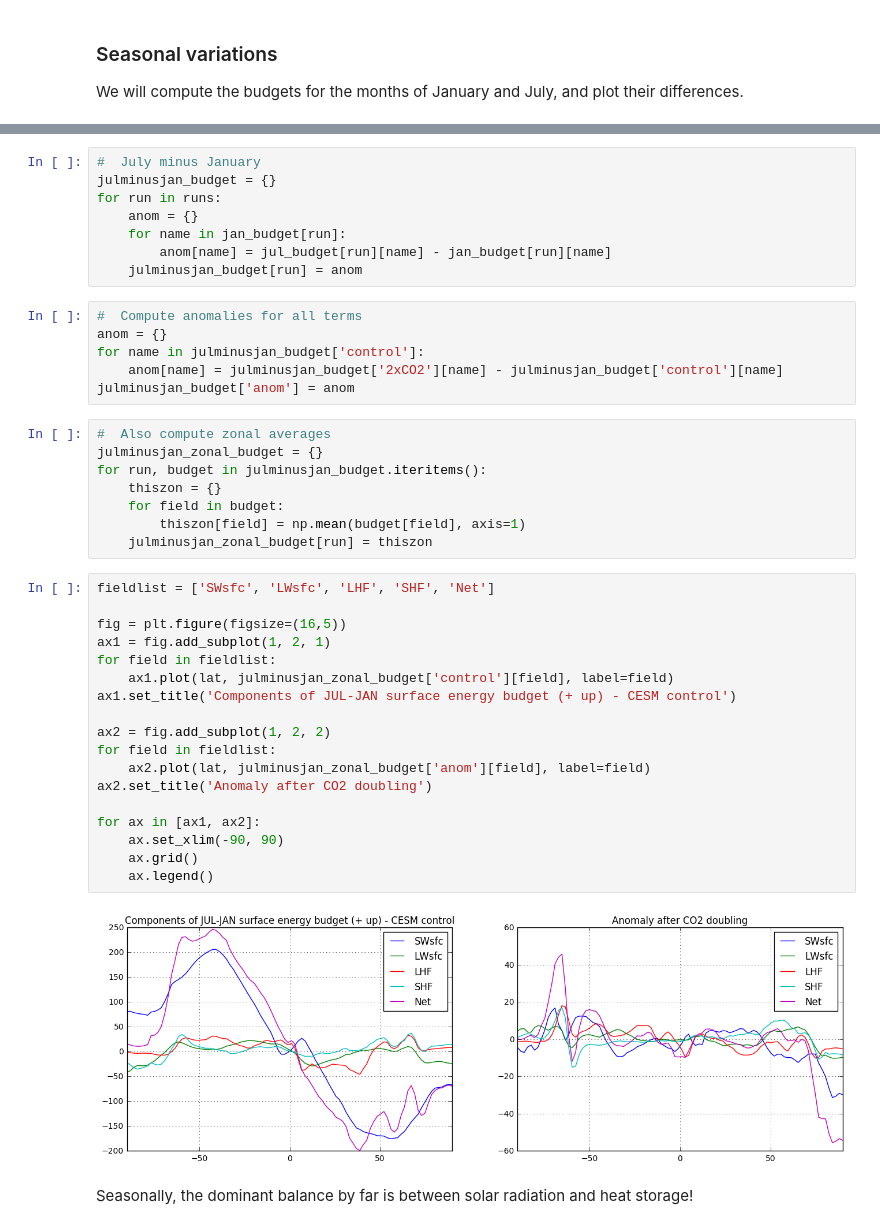
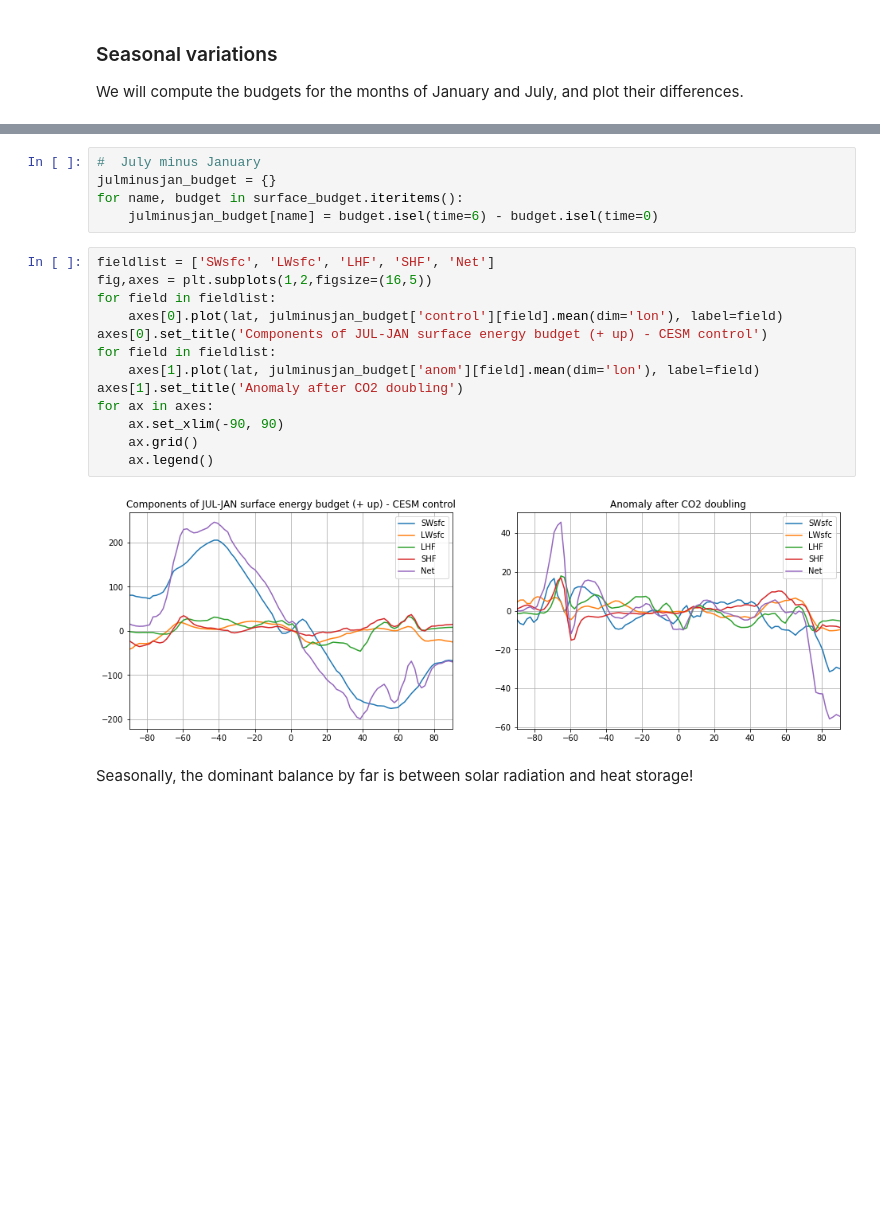
Before and after one commit to brian-rose/ClimateModeling_courseware, a Jupyter notebook: Lectures/Lecture19 -- The surface energy balance.ipynb, the cells around one changed output, grey strips where cells are left out. Saved outputs shown, nothing was run; the diff lists cells and outputs as text; blank space fills up the shorter version.

```diff
--- a/Lectures/Lecture19 -- The surface energy balance.ipynb
+++ b/Lectures/Lecture19 -- The surface energy balance.ipynb
@@ -272,45 +210,23 @@ for name, run in runs.iteritems():
-# %%
-#  July minus January
-julminusjan_budget = {}
-for run in runs:
-    anom = {}
-    for name in jan_budget[run]:
-        anom[name] = jul_budget[run][name] - jan_budget[run][name]
-    julminusjan_budget[run] = anom
-# %%
-#  Compute anomalies for all terms
-anom = {}
-for name in julminusjan_budget['control']:
-    anom[name] = julminusjan_budget['2xCO2'][name] - julminusjan_budget['control'][name]
-julminusjan_budget['anom'] = anom
-# %%
-#  Also compute zonal averages
-julminusjan_zonal_budget = {}
-for run, budget in julminusjan_budget.iteritems():
-    thiszon = {}
-    for field in budget:
-        thiszon[field] = np.mean(budget[field], axis=1)
-    julminusjan_zonal_budget[run] = thiszon
+# %%
+#  July minus January
+julminusjan_budget = {}
+for name, budget in surface_budget.iteritems():
+    julminusjan_budget[name] = budget.isel(time=6) - budget.isel(time=0)
 # %%
 fieldlist = ['SWsfc', 'LWsfc', 'LHF', 'SHF', 'Net']
-
-fig = plt.figure(figsize=(16,5))
-ax1 = fig.add_subplot(1, 2, 1)
+fig,axes = plt.subplots(1,2,figsize=(16,5))
 for field in fieldlist:
-    ax1.plot(lat, julminusjan_zonal_budget['control'][field], label=field)
-ax1.set_title('Components of JUL-JAN surface energy budget (+ up) - CESM control')
-
-ax2 = fig.add_subplot(1, 2, 2)
+    axes[0].plot(lat, julminusjan_budget['control'][field].mean(dim='lon'), label=field)
+axes[0].set_title('Components of JUL-JAN surface energy budget (+ up) - CESM control')
 for field in fieldlist:
-    ax2.plot(lat, julminusjan_zonal_budget['anom'][field], label=field)
-ax2.set_title('Anomaly after CO2 doubling')
-
-for ax in [ax1, ax2]:
+    axes[1].plot(lat, julminusjan_budget['anom'][field].mean(dim='lon'), label=field)
+axes[1].set_title('Anomaly after CO2 doubling')
+for ax in axes:
     ax.set_xlim(-90, 90)
     ax.grid()
     ax.legend()
 # %% [output]
-[figure, old version]
+[figure, new version]
 # %% [markdown]
 Seasonally, the dominant balance by far is between solar radiation and heat storage!
 # %% [markdown]
```
Also changed, not shown: parts of 14 cells of this notebook.
